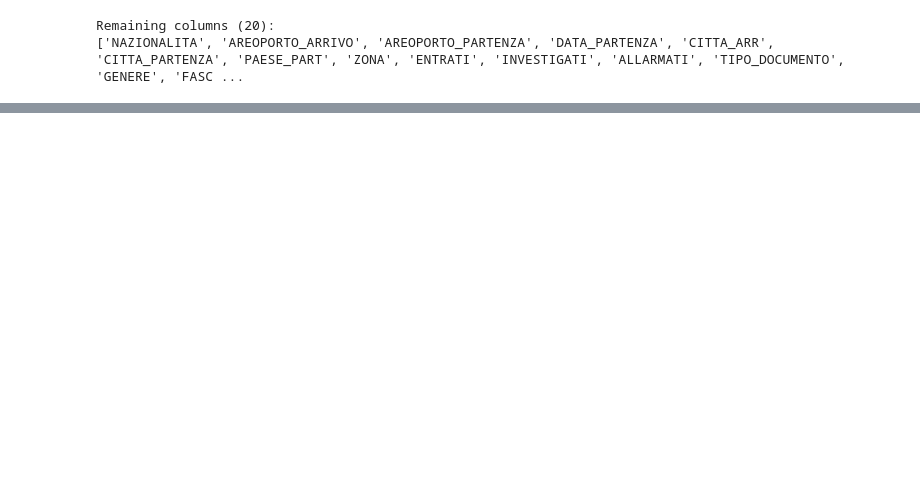
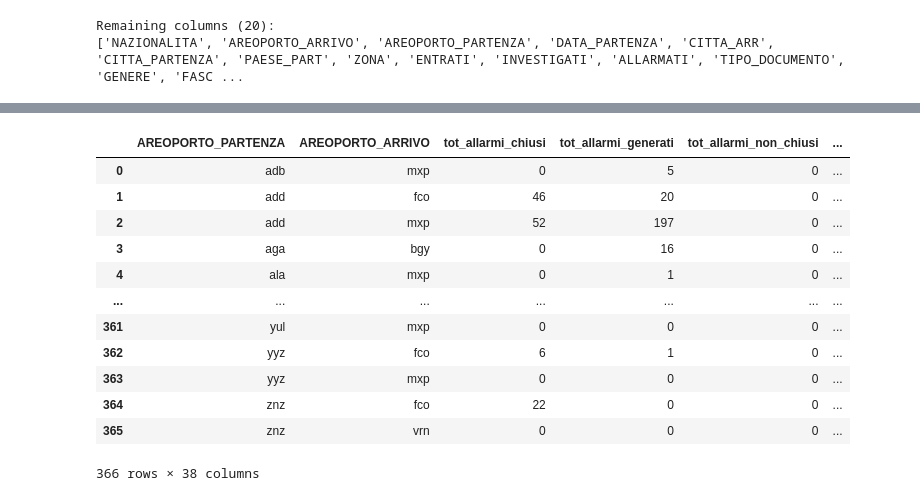
Before and after one commit to stefanotractor/FBI-Agents-817541, a Jupyter notebook: main.ipynb, the cells around one changed output, grey strips where cells are left out. Cells and saved outputs as stored; diff of their text form; code cells hidden in the pictures; blank space fills up the shorter version.

```diff
--- a/main.ipynb
+++ b/main.ipynb
@@ -2511,0 +2214,28 @@ File salvato: data/df_finale_feature_engineering.csv
+# %%
+df2_rotta = df2.groupby(['AREOPORTO_PARTENZA', 'AREOPORTO_ARRIVO']).apply(lambda g: pd.Series({
+    # Contatori base
+    'tot_entrati': g['ENTRATI'].sum(),
+    'tot_investigati': g['INVESTIGATI'].sum(),
+    'tot_allarmati': g['ALLARMATI'].sum(),
+    'n_record': len(g),
+    # Tasso allarme per rotta
+    'tasso_allarme': g['ALLARMATI'].sum() / g['INVESTIGATI'].sum() if g['INVESTIGATI'].sum() > 0 else np.nan,
+    # Tasso allarme per nazionalità
+    'alert_rate_alb': g[g['NAZIONALITA']=='alb']['ALLARMATI'].sum() / g[g['NAZIONALITA']=='alb']['INVESTIGATI'].sum() if g[g['NAZIONALITA']=='alb']['INVESTIGATI'].sum() > 0 else np.nan,
+    'alert_rate_afg': g[g['NAZIONALITA']=='afg']['ALLARMATI'].sum() / g[g['NAZIONALITA']=='afg']['INVESTIGATI'].sum() if g[g['NAZIONALITA']=='afg']['INVESTIGATI'].sum() > 0 else np.nan,
+    'pct_naz_alb': (g['NAZIONALITA']=='alb').mean(),
+    'pct_naz_afg': (g['NAZIONALITA']=='afg').mean(),
+    # Tasso allarme per tipo documento
+    'alert_rate_visto': g[g['TIPO_DOCUMENTO']=='visto']['ALLARMATI'].sum() / g[g['TIPO_DOCUMENTO']=='visto']['INVESTIGATI'].sum() if g[g['TIPO_DOCUMENTO']=='visto']['INVESTIGATI'].sum() > 0 else np.nan,
+    'alert_rate_passaporto': g[g['TIPO_DOCUMENTO']=='passaporto']['ALLARMATI'].sum() / g[g['TIPO_DOCUMENTO']=='passaporto']['INVESTIGATI'].sum() if g[g['TIPO_DOCUMENTO']=='passaporto']['INVESTIGATI'].sum() > 0 else np.nan,
+    'alert_rate_permesso': g[g['TIPO_DOCUMENTO']=='permesso di soggiorno']['ALLARMATI'].sum() / g[g['TIPO_DOCUMENTO']=='permesso di soggiorno']['INVESTIGATI'].sum() if g[g['TIPO_DOCUMENTO']=='permesso di soggiorno']['INVESTIGATI'].sum() > 0 else np.nan,
+    'alert_rate_carta': g[g['TIPO_DOCUMENTO']=="carta d'identità"]['ALLARMATI'].sum() / g[g['TIPO_DOCUMENTO']=="carta d'identità"]['INVESTIGATI'].sum() if g[g['TIPO_DOCUMENTO']=="carta d'identità"]['INVESTIGATI'].sum() > 0 else np.nan,
+    # Esito controllo
+    'pct_segnalato': (g['ESITO_CONTROLLO']=='segnalato').sum() / g['ESITO_CONTROLLO'].notna().sum() if g['ESITO_CONTROLLO'].notna().sum() > 0 else np.nan,
+    'pct_respinto': (g['ESITO_CONTROLLO']=='respinto').sum() / g['ESITO_CONTROLLO'].notna().sum() if g['ESITO_CONTROLLO'].notna().sum() > 0 else np.nan,
+    'pct_fermato': (g['ESITO_CONTROLLO']=='fermato').sum() / g['ESITO_CONTROLLO'].notna().sum() if g['ESITO_CONTROLLO'].notna().sum() > 0 else np.nan,
+    'pct_ok': (g['ESITO_CONTROLLO']=='ok').sum() / g['ESITO_CONTROLLO'].notna().sum() if g['ESITO_CONTROLLO'].notna().sum() > 0 else np.nan,
+})).reset_index()
+
+print(df2_rotta.shape)
+print(df2_rotta.head())
@@ -2511,0 +2260,13 @@ File salvato: data/df_finale_feature_engineering.csv
+# %%
+df_finale = df1_rotta.merge(
+    df2_rotta,
+    on=['AREOPORTO_PARTENZA', 'AREOPORTO_ARRIVO'],
+    how='left',
+    suffixes=('_allarmi', '_tip')
+)
+
+print(f'Rotte totali:  {len(df_finale)}')
+print(f'Con match:     {df_finale["tot_entrati"].notna().sum()} ({100*df_finale["tot_entrati"].notna().mean():.1f}%)')
+print(f'Shape finale:  {df_finale.shape}')
+print()
+print(df_finale.isnull().sum().to_string())
@@ -2511,0 +2291,16 @@ File salvato: data/df_finale_feature_engineering.csv
+# %%
+df_finale
+# %% [output]
+|  | AREOPORTO_PARTENZA | AREOPORTO_ARRIVO | tot_allarmi_chiusi | tot_allarmi_generati | tot_allarmi_non_chiusi | ... |
+| 0 | adb | mxp | 0 | 5 | 0 | ... |
+| 1 | add | fco | 46 | 20 | 0 | ... |
+| 2 | add | mxp | 52 | 197 | 0 | ... |
+| 3 | aga | bgy | 0 | 16 | 0 | ... |
+| 4 | ala | mxp | 0 | 1 | 0 | ... |
+| ... | ... | ... | ... | ... | ... | ... |
+| 361 | yul | mxp | 0 | 0 | 0 | ... |
+| 362 | yyz | fco | 6 | 1 | 0 | ... |
+| 363 | yyz | mxp | 0 | 0 | 0 | ... |
+| 364 | znz | fco | 22 | 0 | 0 | ... |
+| 365 | znz | vrn | 0 | 0 | 0 | ... |
+366 rows × 38 columns
```
Also changed, not shown: parts of 61 cells of this notebook, 4 other files.
